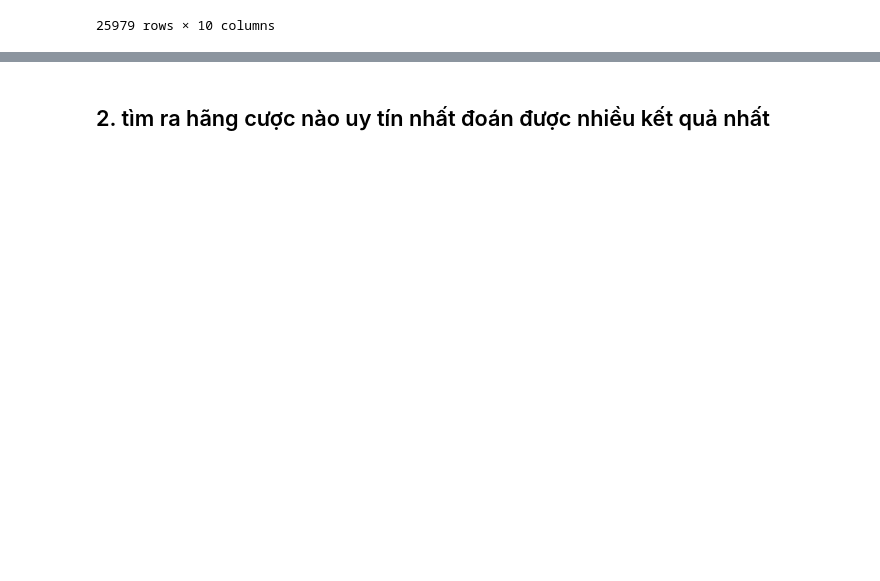
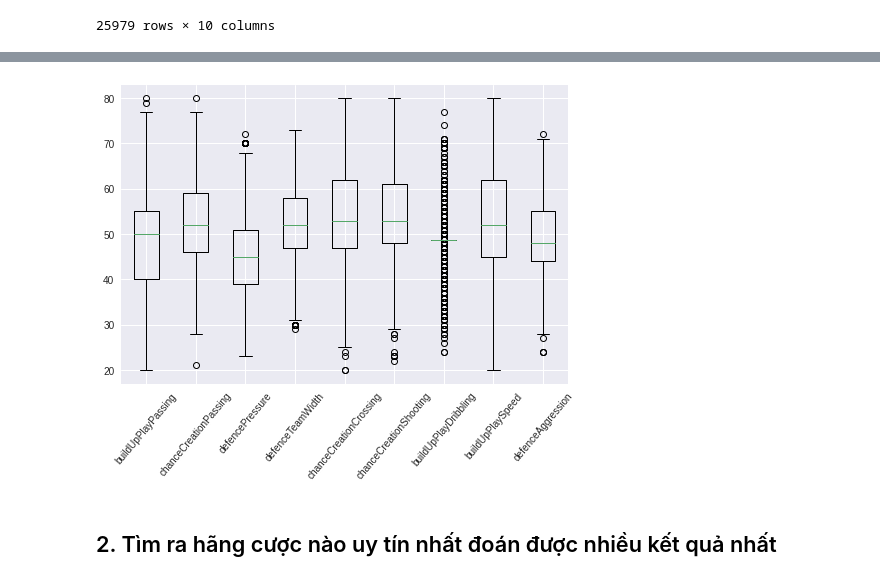
Before and after one commit to hieuhuynhcao/DSProgramming_Final, a Jupyter notebook: project.ipynb, the cells around one changed output, grey strips where cells are left out. Drawn from its saved outputs; the diff is of its cells as text; code cells hidden in the pictures; blank space fills up the shorter version.

```diff
--- a/project.ipynb
+++ b/project.ipynb
@@ -55,0 +360,3 @@ df_match
+# %%
+df_team_attribute['buildUpPlayDribbling'] = df_team_attribute['buildUpPlayDribbling'].fillna(df_team_attribute['buildUpPlayDribbling'].mean())
+df_team_attribute['buildUpPlayDribbling']
@@ -56,2 +388,8 @@ df_match
+# %%
+plt.style.use('seaborn')
+plt.boxplot(df_team_attribute[num_cols])
+plt.xticks([1,2,3,4,5,6,7,8,9], num_cols,rotation=50);
+# %% [output]
+[figure, added]
 # %% [markdown]
-## 2. tìm ra hãng cược nào uy tín nhất đoán được nhiều kết quả nhất
+## 2. Tìm ra hãng cược nào uy tín nhất đoán được nhiều kết quả nhất
```
Also changed, not shown: parts of 36 cells of this notebook.
